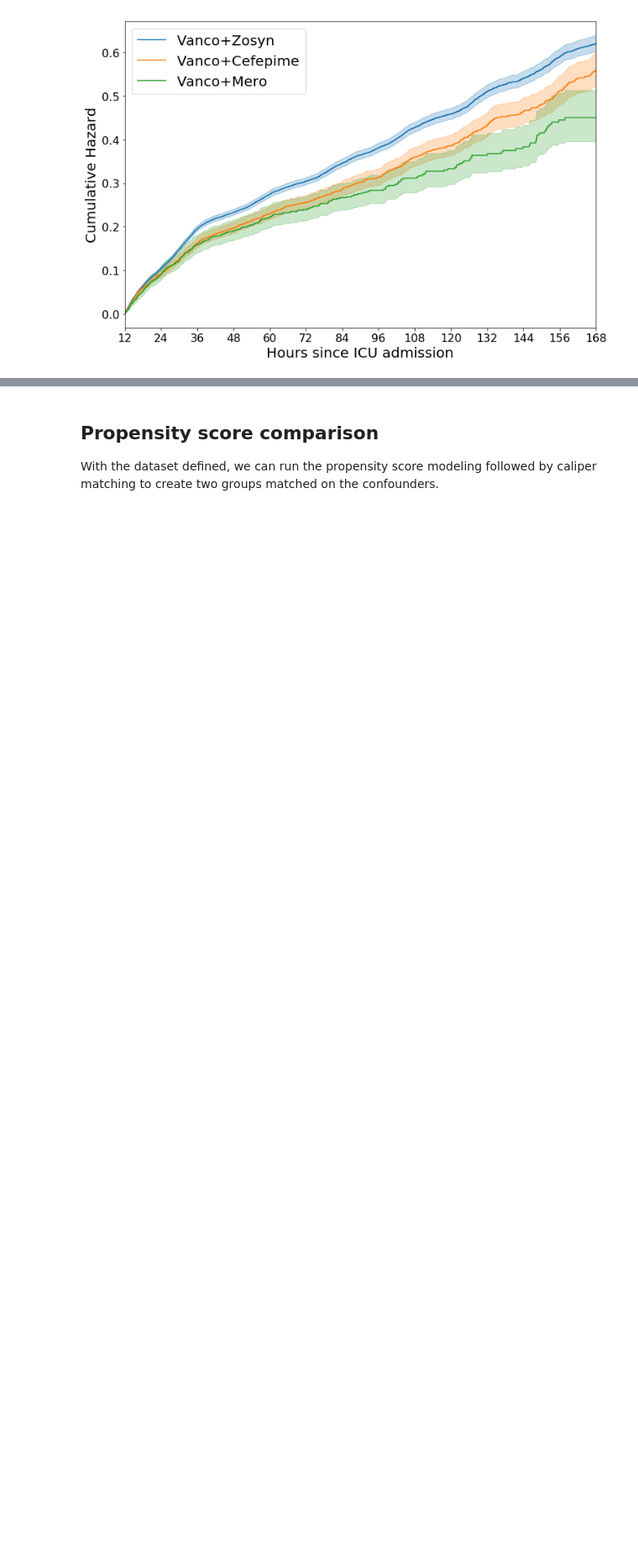
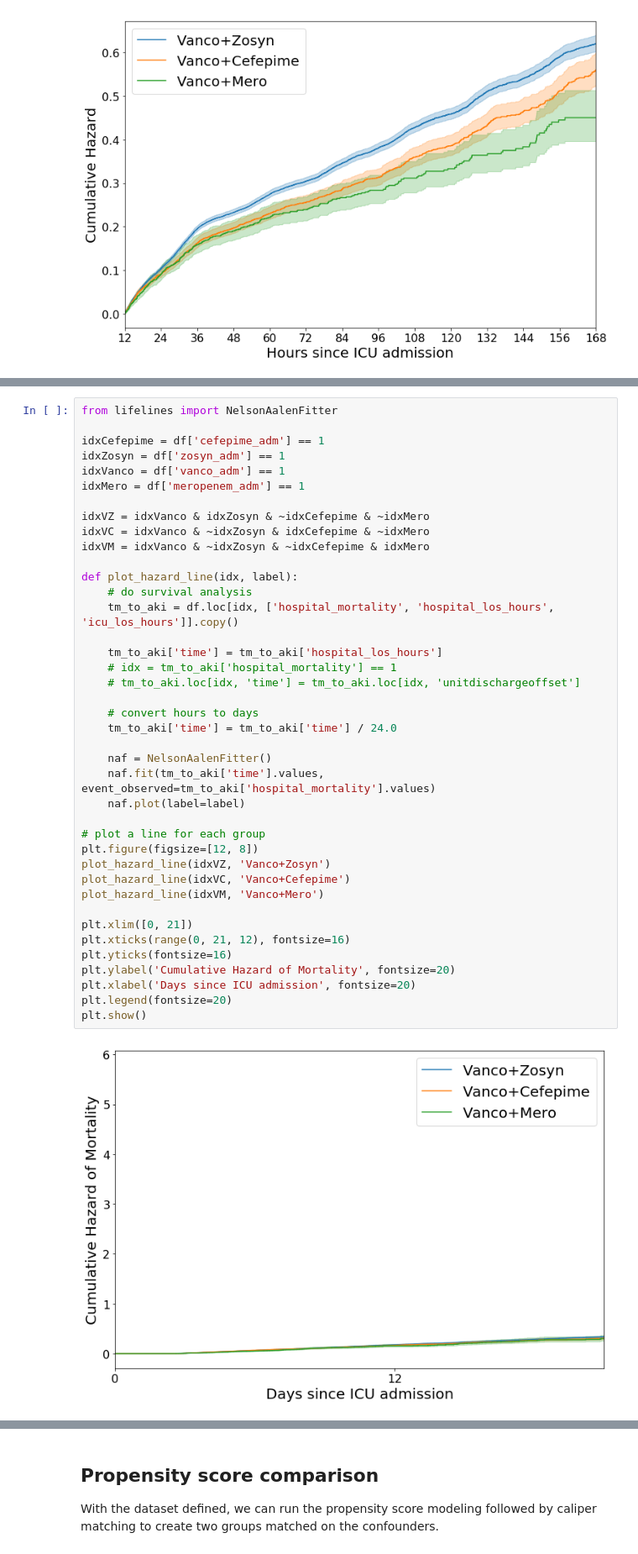
Before and after one commit to MIT-LCP/vancomycin-nephrotoxicity, a Jupyter notebook: multiple-drug-analysis.ipynb, the cells around one changed output, grey strips where cells are left out. Shown at 84% size. Cells and saved outputs as stored; diff of their text form; blank space fills up the shorter version.

```diff
--- a/multiple-drug-analysis.ipynb
+++ b/multiple-drug-analysis.ipynb
@@ -377,3 +393,45 @@ plt.show()
+# %%
+from lifelines import NelsonAalenFitter
+
+idxCefepime = df['cefepime_adm'] == 1
+idxZosyn = df['zosyn_adm'] == 1
+idxVanco = df['vanco_adm'] == 1
+idxMero = df['meropenem_adm'] == 1
+
+idxVZ = idxVanco & idxZosyn & ~idxCefepime & ~idxMero
+idxVC = idxVanco & ~idxZosyn & idxCefepime & ~idxMero
+idxVM = idxVanco & ~idxZosyn & ~idxCefepime & idxMero
+
+def plot_hazard_line(idx, label):
+    # do survival analysis
+    tm_to_aki = df.loc[idx, ['hospital_mortality', 'hospital_los_hours', 'icu_los_hours']].copy()
+
+    tm_to_aki['time'] = tm_to_aki['hospital_los_hours']
+    # idx = tm_to_aki['hospital_mortality'] == 1
+    # tm_to_aki.loc[idx, 'time'] = tm_to_aki.loc[idx, 'unitdischargeoffset']
+
+    # convert hours to days
+    tm_to_aki['time'] = tm_to_aki['time'] / 24.0
+
+    naf = NelsonAalenFitter()
+    naf.fit(tm_to_aki['time'].values, event_observed=tm_to_aki['hospital_mortality'].values)
+    naf.plot(label=label)
+
+# plot a line for each group
+plt.figure(figsize=[12, 8])
+plot_hazard_line(idxVZ, 'Vanco+Zosyn')
+plot_hazard_line(idxVC, 'Vanco+Cefepime')
+plot_hazard_line(idxVM, 'Vanco+Mero')
+
+plt.xlim([0, 21])
+plt.xticks(range(0, 21, 12), fontsize=16)
+plt.yticks(fontsize=16)
+plt.ylabel('Cumulative Hazard of Mortality', fontsize=20)
+plt.xlabel('Days since ICU admission', fontsize=20)
+plt.legend(fontsize=20)
+plt.show()
+# %% [output]
+[figure, added]
 # %% [markdown]
 # Analyses
 
```
Also changed, not shown: parts of 13 cells of this notebook.
